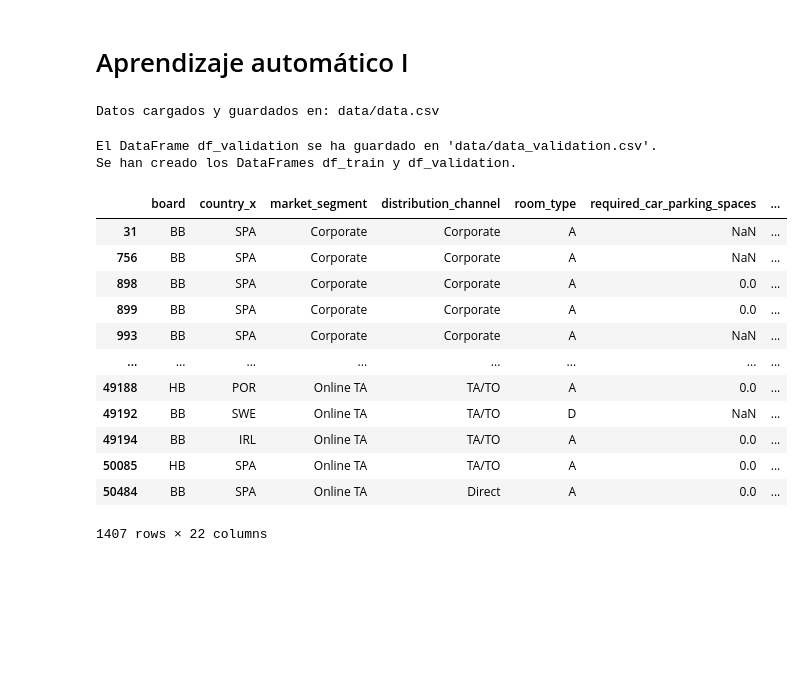
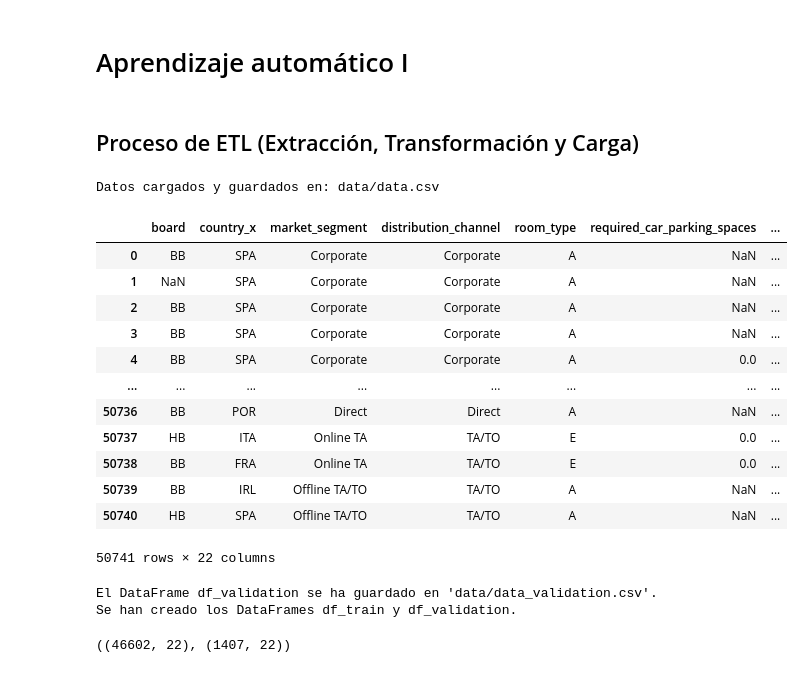
Before and after one commit to rperecam/MachineLearning, a Jupyter notebook: main.ipynb, the cells around one changed output. Cells and saved outputs as stored; diff of their text form; code cells hidden in the pictures; blank space fills up the shorter version.

```diff
--- a/main.ipynb
+++ b/main.ipynb
@@ -1,57 +1,42 @@
 # %% [markdown]
 # Aprendizaje automático I
+# %% [markdown]
+## Proceso de ETL (Extracción, Transformación y Carga)
 # %%
+# Importar la función merge_data desde load.py
+from py.load import merge_data
 import pandas as pd
-def merge_data(bookings_file, hotels_file, output_file):
 
-    df_book = pd.read_csv(bookings_file)
-    df_hotel = pd.read_csv(hotels_file)
-    df = pd.merge(df_book, df_hotel, on='hotel_id')
-    df.to_csv(output_file, index=False)
-    print(f"Datos cargados y guardados en: {output_file}")
-
-# 1. Cargar y fusionar datos
-merge_data('data/bookings_train.csv', 'data/hotels.csv', 'data/data.csv')
+# Ejecutar la función
+merge_data('data/original/bookings_train.csv', 'data/original/hotels.csv', 'data/process/data.csv')
+# Cargar el DataFrame desde el archivo CSV
+df = pd.read_csv('data/process/data.csv')
+# Veo las dimensiones del DataFrame
+df
 # %% [output]
 Datos cargados y guardados en: data/data.csv
+|  | board | country_x | market_segment | distribution_channel | room_type | required_car_parking_spaces | ... |
+| 0 | BB | SPA | Corporate | Corporate | A | NaN | ... |
+| 1 | NaN | SPA | Corporate | Corporate | A | NaN | ... |
+| 2 | BB | SPA | Corporate | Corporate | A | NaN | ... |
+| 3 | BB | SPA | Corporate | Corporate | A | NaN | ... |
+| 4 | BB | SPA | Corporate | Corporate | A | 0.0 | ... |
+| ... | ... | ... | ... | ... | ... | ... | ... |
+| 50736 | BB | POR | Direct | Direct | A | NaN | ... |
+| 50737 | HB | ITA | Online TA | TA/TO | E | 0.0 | ... |
+| 50738 | BB | FRA | Online TA | TA/TO | E | 0.0 | ... |
+| 50739 | BB | IRL | Offline TA/TO | TA/TO | A | NaN | ... |
+| 50740 | HB | SPA | Offline TA/TO | TA/TO | A | NaN | ... |
+50741 rows × 22 columns
 # %%
-def split_train_validation(df, train_cutoff_date, validation_output_filename):
-    """
-    Divide el DataFrame en conjuntos de entrenamiento y validación y guarda el DataFrame de validación en un archivo CSV.
-    """
-    df_validation = df[df["reservation_status"] == "Booked"].copy()
-    df_train = df[df["reservation_status"] != "Booked"].copy()
+from py.split import split_train_validation
 
-    df_train = df_train[df_train['booking_date'] <= train_cutoff_date].copy()
-    df_validation = df_validation[df_validation['booking_date'] > train_cutoff_date].copy()
+# Ejecutar la función para dividir los datos
+df_train, df_validation = split_train_validation(df, '2017-06-30', 'data/process/data_validation.csv')
 
-    # Guardar df_validation en un archivo CSV
-    df_validation.to_csv(validation_output_filename, index=False)
-    print(f"El DataFrame df_validation se ha guardado en '{validation_output_filename}'.")
-
-    print("Se han creado los DataFrames df_train y df_validation.")
-
-    return df_train, df_validation
-
-
-df = pd.read_csv('data/data.csv')
-df_train, df_validation = split_train_validation(df, '2016-06-30', 'data/data_validation.csv')
+# Veo las dimensiones de los DataFrames
+df_train.shape, df_validation.shape
 # %% [output]
 El DataFrame df_validation se ha guardado en 'data/data_validation.csv'.
 Se han creado los DataFrames df_train y df_validation.
+((46602, 22), (1407, 22))
-# %%
-df_validation
-# %% [output]
-|  | board | country_x | market_segment | distribution_channel | room_type | required_car_parking_spaces | ... |
-| 31 | BB | SPA | Corporate | Corporate | A | NaN | ... |
-| 756 | BB | SPA | Corporate | Corporate | A | NaN | ... |
-| 898 | BB | SPA | Corporate | Corporate | A | 0.0 | ... |
-| 899 | BB | SPA | Corporate | Corporate | A | 0.0 | ... |
-| 993 | BB | SPA | Corporate | Corporate | A | NaN | ... |
-| ... | ... | ... | ... | ... | ... | ... | ... |
-| 49188 | HB | POR | Online TA | TA/TO | A | 0.0 | ... |
-| 49192 | BB | SWE | Online TA | TA/TO | D | NaN | ... |
-| 49194 | BB | IRL | Online TA | TA/TO | A | 0.0 | ... |
-| 50085 | HB | SPA | Online TA | TA/TO | A | 0.0 | ... |
-| 50484 | BB | SPA | Online TA | Direct | A | 0.0 | ... |
-1407 rows × 22 columns
```
Also changed, not shown: parts of 7 cells of this notebook, 15 other files.
